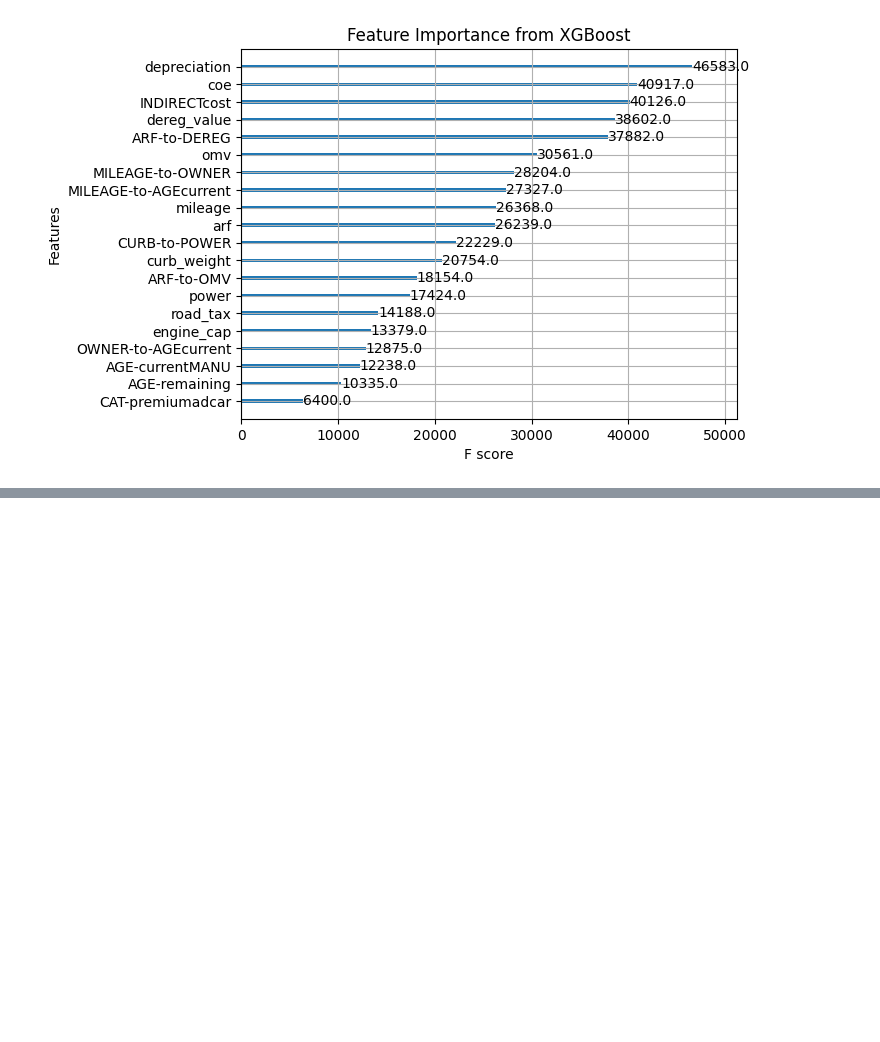
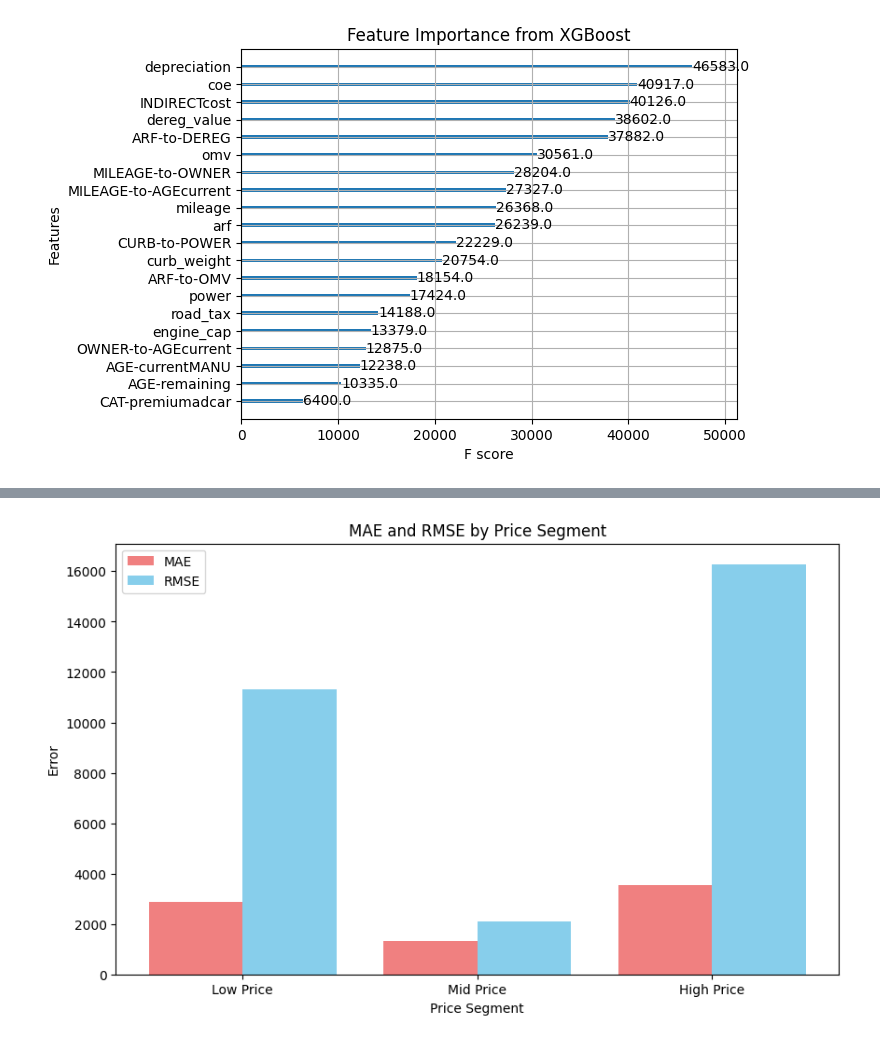
Before and after one commit to Hjyheart/CS5228-Kaggle-Project, a Jupyter notebook: script/main-bayesian.ipynb, the cells around one changed output, grey strips where cells are left out. Saved outputs shown, nothing was run; the diff lists cells and outputs as text; code cells hidden in the pictures; blank space fills up the shorter version.

```diff
--- a/script/main-bayesian.ipynb
+++ b/script/main-bayesian.ipynb
@@ -1016,0 +1043,35 @@ plt.show()
+# %%
+low_price = train_df_eval[target][train_df_eval[target] < 15000]
+mid_price = train_df_eval[target][(train_df_eval[target] >= 15000) & (train_df_eval[target] < 30000)]
+high_price = train_df_eval[target][train_df_eval[target] >= 30000]
+
+low_pred = y_pred[train_df_eval[target] < 15000]
+mid_pred = y_pred[(train_df_eval[target] >= 15000) & (train_df_eval[target] < 30000)]
+high_pred = y_pred[train_df_eval[target] >= 30000]
+
+# Calculate MAE and RMSE for each segment
+segments = ['Low Price', 'Mid Price', 'High Price']
+mae_values = [
+    mean_absolute_error(low_price, low_pred),
+    mean_absolute_error(mid_price, mid_pred),
+    mean_absolute_error(high_price, high_pred)
+]
+rmse_values = [
+    root_mean_squared_error(low_price, low_pred),
+    root_mean_squared_error(mid_price, mid_pred),
+    root_mean_squared_error(high_price, high_pred)
+]
+
+x = np.arange(len(segments))
+
+plt.figure(figsize=(10, 6))
+plt.bar(x - 0.2, mae_values, width=0.4, label='MAE', color='lightcoral')
+plt.bar(x + 0.2, rmse_values, width=0.4, label='RMSE', color='skyblue')
+plt.xticks(x, segments)
+plt.xlabel("Price Segment")
+plt.ylabel("Error")
+plt.title("MAE and RMSE by Price Segment")
+plt.legend()
+plt.show()
+# %% [output]
+[figure, added]
```
Also changed, not shown: parts of 4 cells of this notebook, 3 other files.
